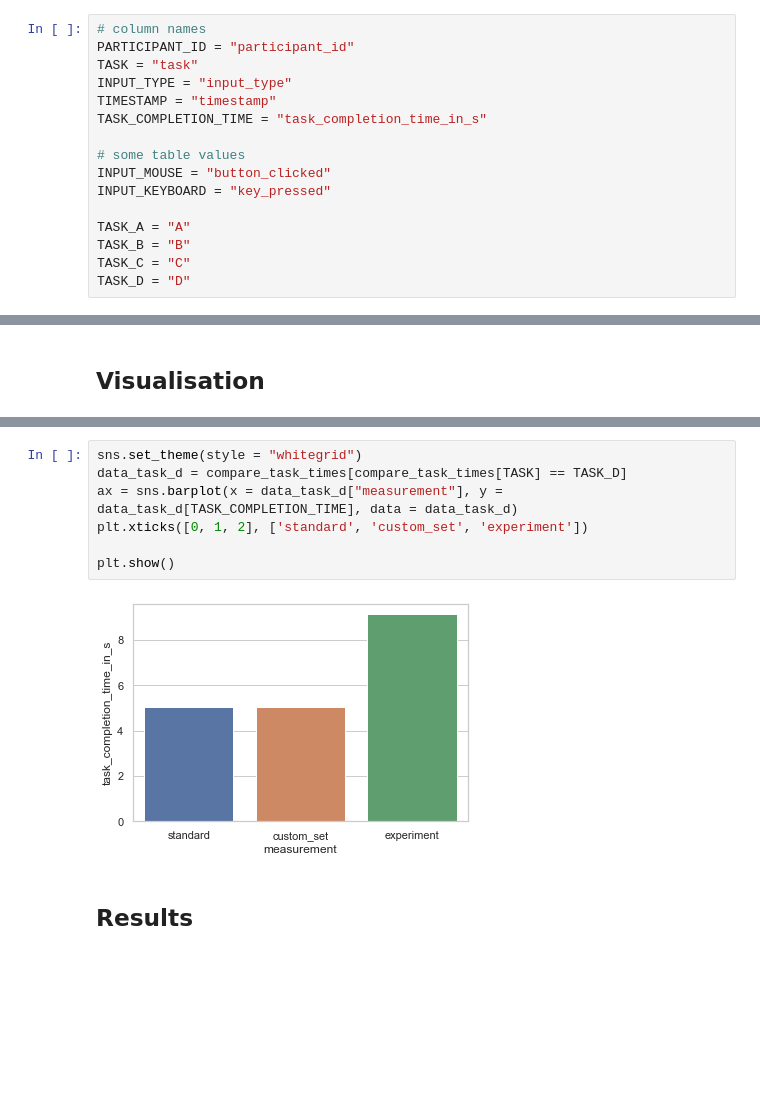
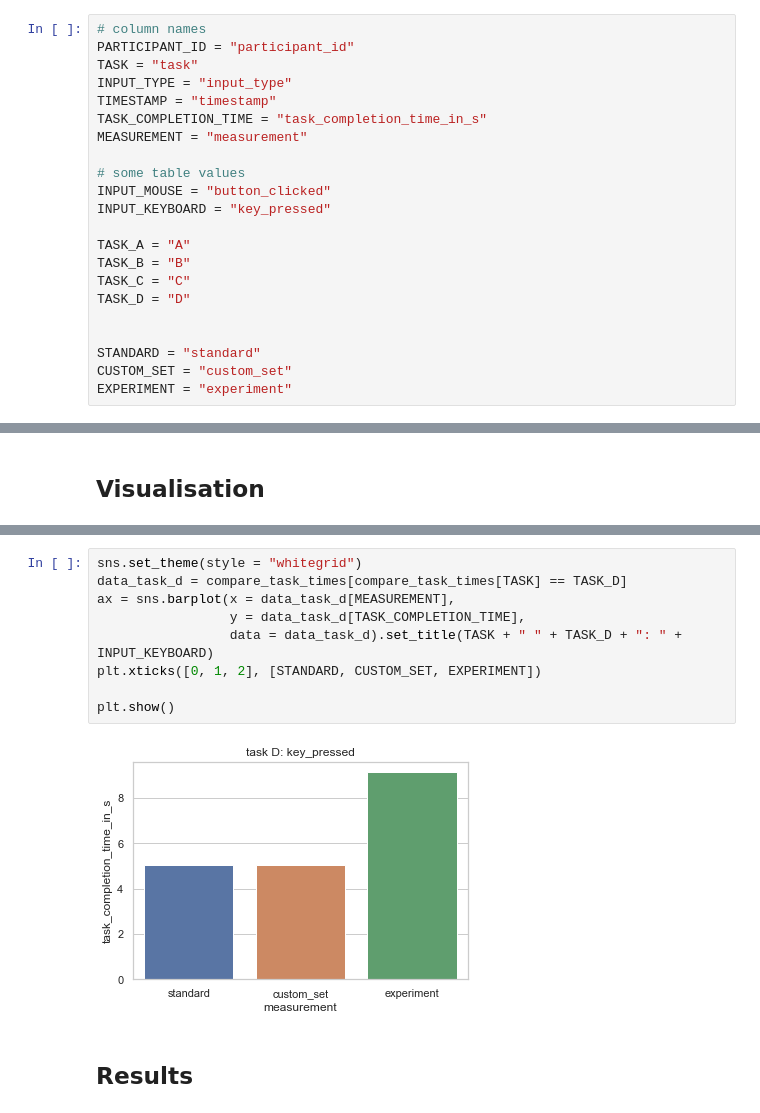
Before and after one commit to ITT-21SS-UR/assignment6-modellinginteraction-sc2, a Jupyter notebook: klm_report.ipynb, the cells around one changed output, grey strips where cells are left out. Drawn from its saved outputs; the diff is of its cells as text; blank space fills up the shorter version.

```diff
--- a/klm_report.ipynb
+++ b/klm_report.ipynb
@@ -54,6 +54,7 @@ TASK = "task"
 INPUT_TYPE = "input_type"
 TIMESTAMP = "timestamp"
 TASK_COMPLETION_TIME = "task_completion_time_in_s"
+MEASUREMENT = "measurement"
 
 # some table values
 INPUT_MOUSE = "button_clicked"
@@ -63,6 +64,11 @@ TASK_A = "A"
 TASK_B = "B"
 TASK_C = "C"
 TASK_D = "D"
+
+
+STANDARD = "standard"
+CUSTOM_SET = "custom_set"
+EXPERIMENT = "experiment"
 # %% [markdown]
 ## Calculate task completion time
 # %%
@@ -263,12 +280,14 @@ plt.show()
 # %%
 sns.set_theme(style = "whitegrid")
 data_task_d = compare_task_times[compare_task_times[TASK] == TASK_D]
-ax = sns.barplot(x = data_task_d["measurement"], y = data_task_d[TASK_COMPLETION_TIME], data = data_task_d)
-plt.xticks([0, 1, 2], ['standard', 'custom_set', 'experiment'])
+ax = sns.barplot(x = data_task_d[MEASUREMENT],
+                 y = data_task_d[TASK_COMPLETION_TIME],
+                 data = data_task_d).set_title(TASK + " " + TASK_D + ": " + INPUT_KEYBOARD)
+plt.xticks([0, 1, 2], [STANDARD, CUSTOM_SET, EXPERIMENT])
 
 plt.show()
 # %% [output]
-[figure, old version]
+[figure, new version]
 # %% [markdown]
 ## Results
 # %% [markdown]
```
Also changed, not shown: parts of 8 cells of this notebook, 1 other file.
